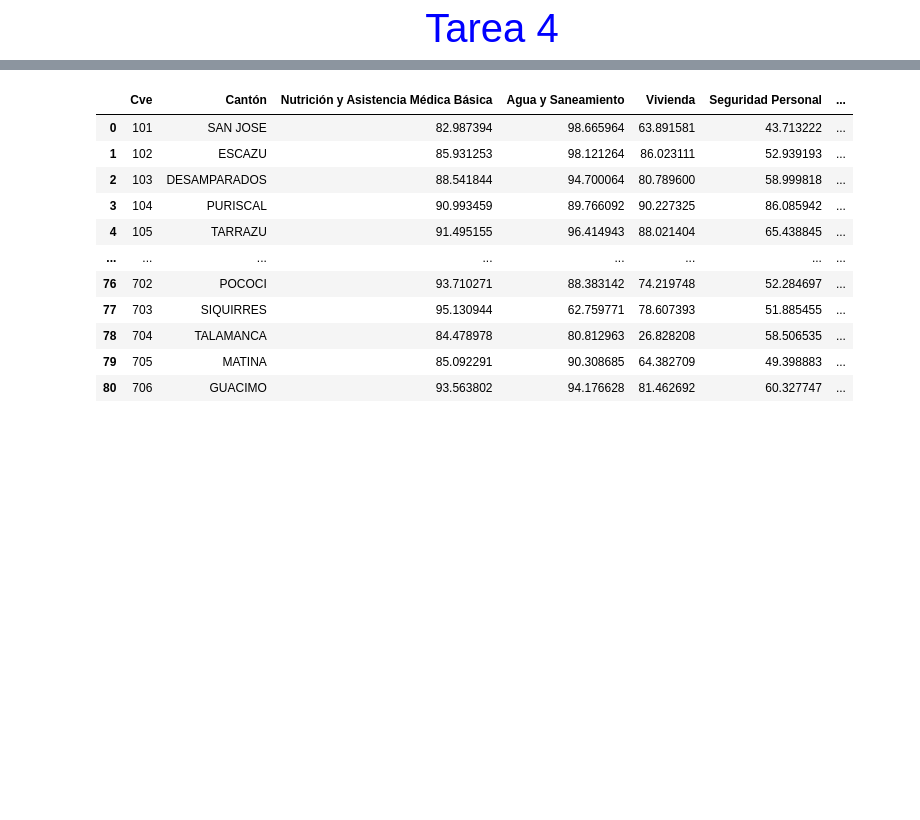
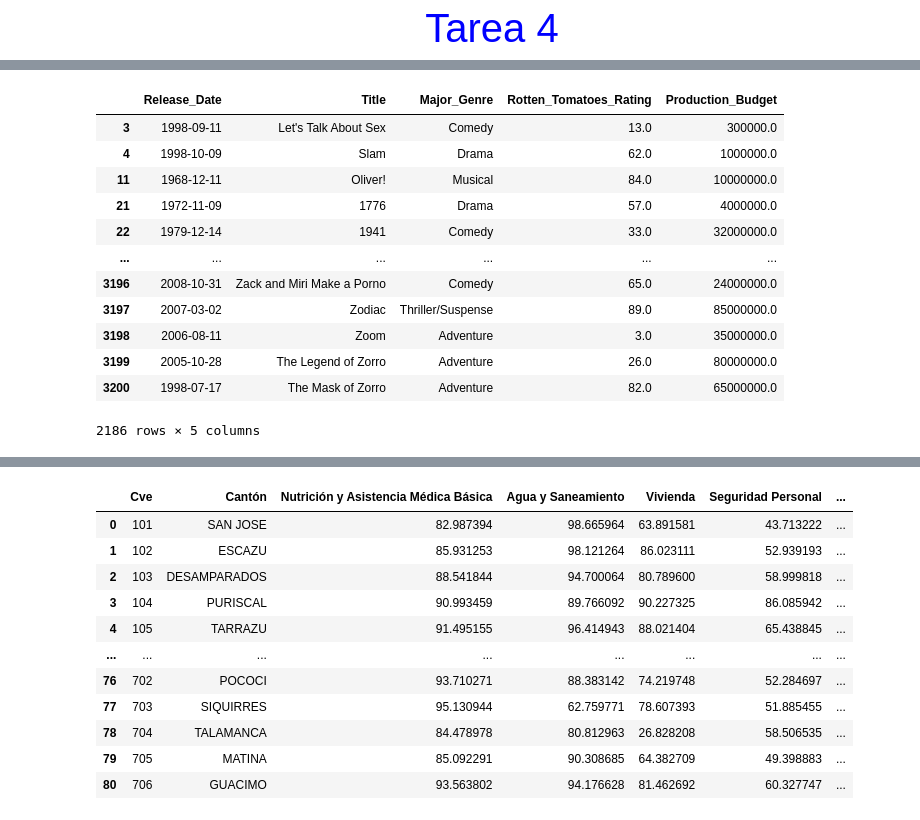
Before and after one commit to shanthalchs/Python4, a Jupyter notebook: tarea4/tarea4.ipynb, the cells around one changed output, grey strips where cells are left out. Drawn from its saved outputs; the diff is of its cells as text; code cells hidden in the pictures; blank space fills up the shorter version.

```diff
--- a/tarea4/tarea4.ipynb
+++ b/tarea4/tarea4.ipynb
@@ -10,0 +13,24 @@ import altair as alt
+# %%
+import altair as alt
+from vega_datasets import data
+
+movies =data.movies()
+movies = movies[["Release_Date","Title","Major_Genre","Rotten_Tomatoes_Rating","Production_Budget"]]
+movies.Title = movies.Title.astype(str)
+movies.Release_Date = pd.to_datetime(movies.Release_Date)
+movies = movies.dropna()
+movies
+# %% [output]
+|  | Release_Date | Title | Major_Genre | Rotten_Tomatoes_Rating | Production_Budget |
+| 3 | 1998-09-11 | Let's Talk About Sex | Comedy | 13.0 | 300000.0 |
+| 4 | 1998-10-09 | Slam | Drama | 62.0 | 1000000.0 |
+| 11 | 1968-12-11 | Oliver! | Musical | 84.0 | 10000000.0 |
+| 21 | 1972-11-09 | 1776 | Drama | 57.0 | 4000000.0 |
+| 22 | 1979-12-14 | 1941 | Comedy | 33.0 | 32000000.0 |
+| ... | ... | ... | ... | ... | ... |
+| 3196 | 2008-10-31 | Zack and Miri Make a Porno | Comedy | 65.0 | 24000000.0 |
+| 3197 | 2007-03-02 | Zodiac | Thriller/Suspense | 89.0 | 85000000.0 |
+| 3198 | 2006-08-11 | Zoom | Adventure | 3.0 | 35000000.0 |
+| 3199 | 2005-10-28 | The Legend of Zorro | Adventure | 26.0 | 80000000.0 |
+| 3200 | 1998-07-17 | The Mask of Zorro | Adventure | 82.0 | 65000000.0 |
+2186 rows × 5 columns
```
Also changed, not shown: parts of 18 cells of this notebook, 2 other files.
